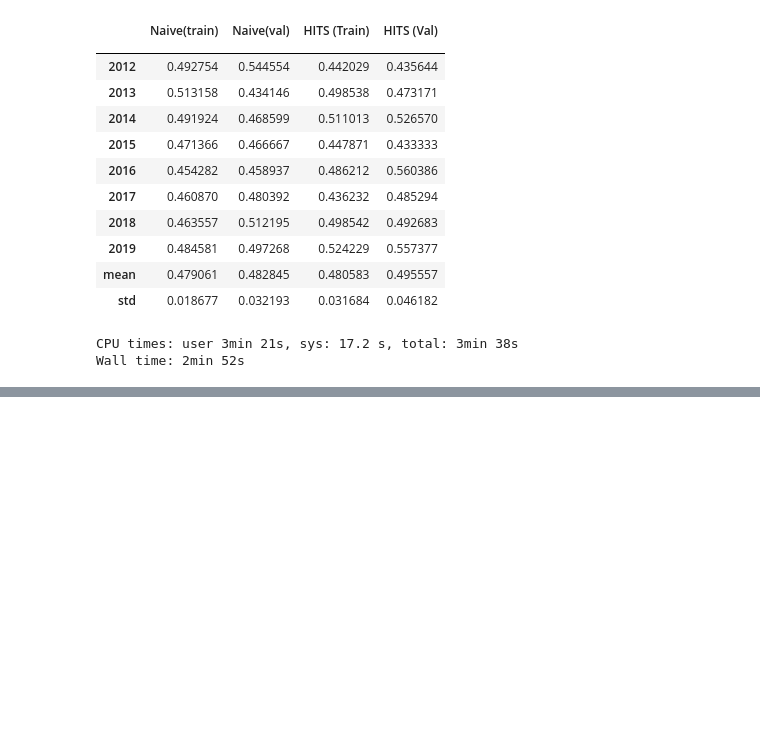
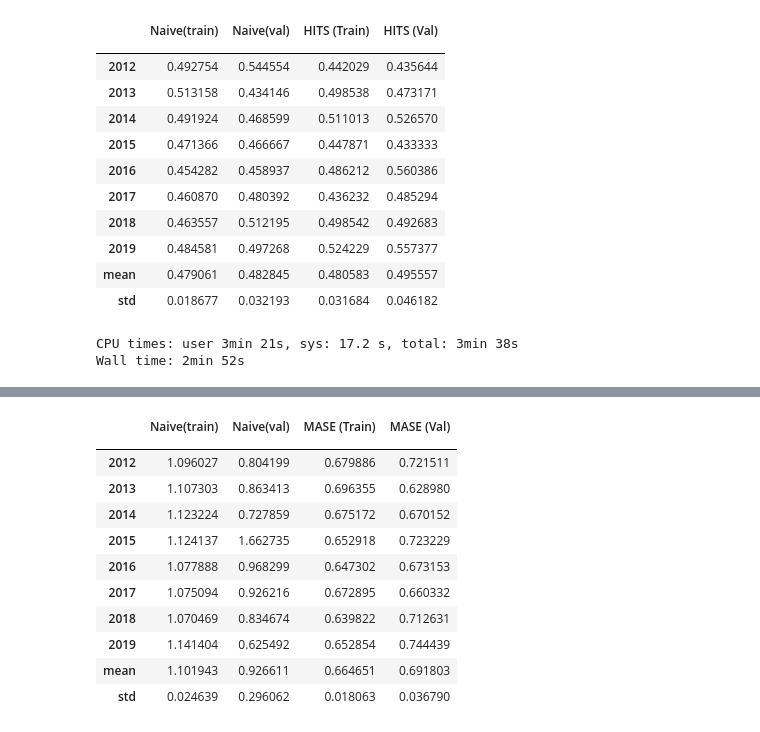
Before and after one commit to navin9292/Google_Wavenet-_Model, a Jupyter notebook: WAVENET_FINAL.ipynb, the cells around one changed output, grey strips where cells are left out. Cells and saved outputs as stored; diff of their text form; code cells hidden in the pictures; blank space fills up the shorter version.

```diff
--- a/WAVENET_FINAL.ipynb
+++ b/WAVENET_FINAL.ipynb
@@ -575,0 +599,77 @@ Wall time: 2min 52s
+# %%
+%%time
+warnings.filterwarnings('ignore')
+
+roll_dates, roll_naive, roll_naive_val, roll_mase, roll_mase_val = [], [], [], [], []
+roll_dates2, roll_naive2, roll_naive_val2, roll_hits, roll_hits_val = [], [], [], [], []
+
+
+# Rolling models
+for i in range(len(datasets_train)):
+
+    print('\n ---- ', test_start[i][:4])
+    # S&P
+    train_gen_df = datasets_train[i]['EURUSD=X']
+    test_gen_df = datasets_test[i]['EURUSD=X']
+    train_data_gen = TimeseriesGenerator(train_gen_df.values, train_gen_df, length=win_length)
+    test_data_gen = TimeseriesGenerator(test_gen_df.values, test_gen_df, length=win_length)
+
+    # Unconditional model
+    model = wave_one()
+    model.compile(optimizer=tensorflow.keras.optimizers.Adam(1e-3), loss='mae')
+    hist = model.fit(train_data_gen, epochs=epo, validation_data=test_data_gen, verbose=0, callbacks=[make_tensorboard_callback('wave_one')])
+    #evaluate_model(model, hist, x_train_dates_simple[i], x_test_dates_simple[i])
+
+    # Results
+    #pd.DataFrame(hist_cond.history).plot()
+    #plt.show(block=True)
+
+    naive, naive_val, mase, mase_val = evaluate_model_year(model, hist, test_start[i])
+    naive2, naive_val2, hits, hits_val = evaluate_model_year_hits(model, hist, test_start[i])
+
+    roll_dates.append(test_start[i][:4])
+    roll_naive.append(naive)
+    roll_naive_val.append(naive_val)
+    roll_mase.append(mase)
+    roll_mase_val.append(mase_val)
+
+    roll_naive2.append(naive2)
+    roll_naive_val2.append(naive_val2)
+    roll_hits.append(hits)
+    roll_hits_val.append(hits_val)
+
+    print('\n -----------------------------------')
+
+
+
+roll_naive = [r[0] for r in roll_naive]
+roll_naive_val = [r[0] for r in roll_naive_val]
+roll_mase = [r[0] for r in roll_mase]
+roll_mase_val = [r[0] for r in roll_mase_val]
+
+roll_naive2 = [r[0] for r in roll_naive2]
+roll_naive_val2 = [r[0] for r in roll_naive_val2]
+roll_hits = [r[0] for r in roll_hits]
+roll_hits_val = [r[0] for r in roll_hits_val]
+
+
+
+wavenet_unconditional = pd.DataFrame(list(zip(roll_dates, roll_naive, roll_naive_val, roll_mase, roll_mase_val)),
+               columns =['', 'Naive(train)', 'Naive(val)', 'MASE (Train)', 'MASE (Val)'])
+
+wavenet_unconditional2 = pd.DataFrame(list(zip(roll_dates, roll_naive2, roll_naive_val2, roll_hits, roll_hits_val)),
+               columns =['', 'Naive(train)', 'Naive(val)', 'HITS (Train)', 'HITS (Val)'])
+
+
+wavenet_unconditional = wavenet_unconditional.set_index('')
+wavenet_unconditional2 = wavenet_unconditional2.set_index('')
+
+
+wavenet_unconditional.loc['mean'] = wavenet_unconditional.mean()
+wavenet_unconditional.loc['std'] = wavenet_unconditional.std()
+wavenet_unconditional2.loc['mean'] = wavenet_unconditional2.mean()
+wavenet_unconditional2.loc['std'] = wavenet_unconditional2.std()
+
+display(wavenet_unconditional)
+display(wavenet_unconditional2)
+# %% [output]
@@ -575,0 +693,12 @@ Wall time: 2min 52s
+|  | Naive(train) | Naive(val) | MASE (Train) | MASE (Val) |
+|  |  |  |  |  |
+| 2012 | 1.096027 | 0.804199 | 0.679886 | 0.721511 |
+| 2013 | 1.107303 | 0.863413 | 0.696355 | 0.628980 |
+| 2014 | 1.123224 | 0.727859 | 0.675172 | 0.670152 |
+| 2015 | 1.124137 | 1.662735 | 0.652918 | 0.723229 |
+| 2016 | 1.077888 | 0.968299 | 0.647302 | 0.673153 |
+| 2017 | 1.075094 | 0.926216 | 0.672895 | 0.660332 |
+| 2018 | 1.070469 | 0.834674 | 0.639822 | 0.712631 |
+| 2019 | 1.141404 | 0.625492 | 0.652854 | 0.744439 |
+| mean | 1.101943 | 0.926611 | 0.664651 | 0.691803 |
+| std | 0.024639 | 0.296062 | 0.018063 | 0.036790 |
```
Also changed, not shown: parts of 8 cells of this notebook.
